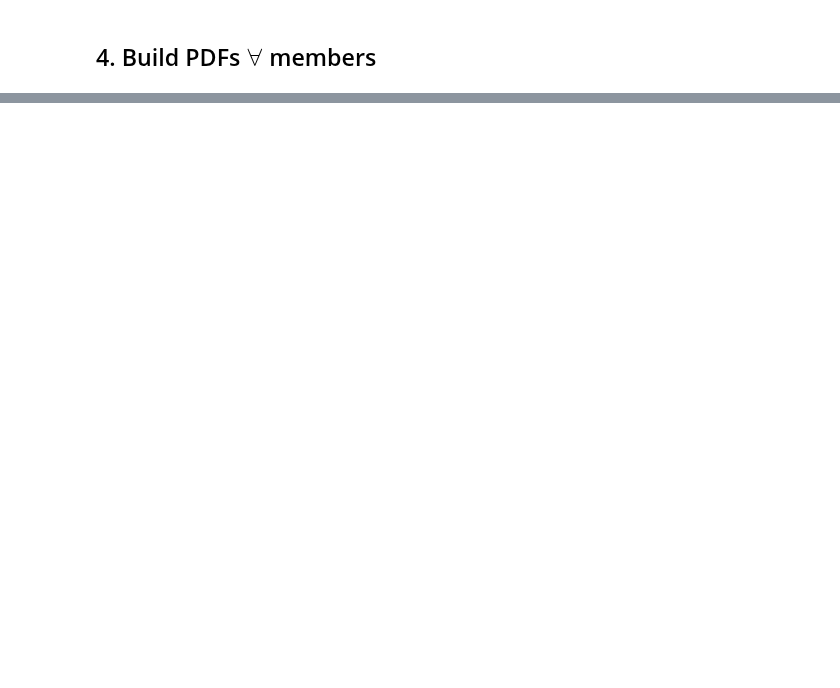
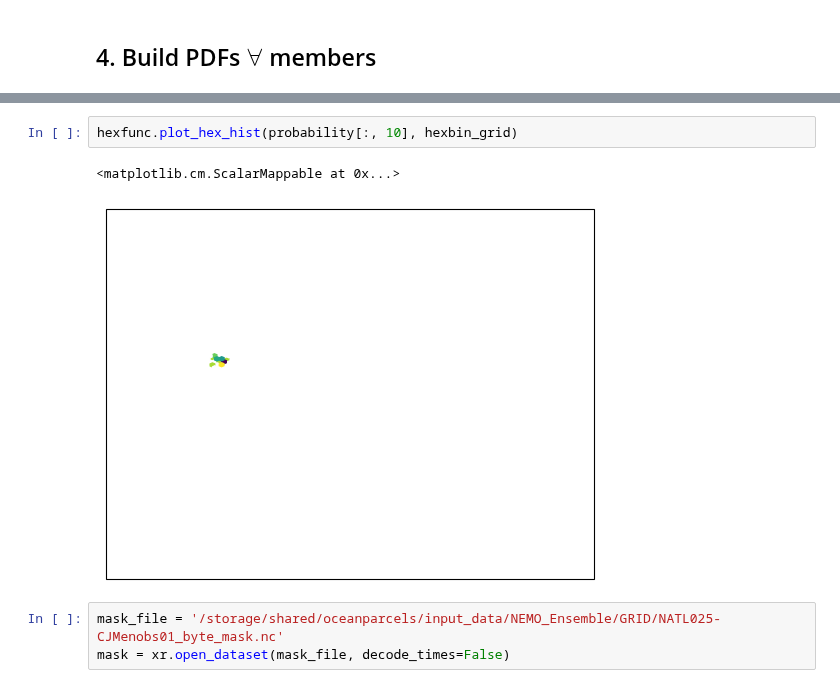
Before and after one commit to OceanParcels/NEMO_Ensemble_Lagrangian_Analysis, a Jupyter notebook: notebooks/08.XXX.ipynb, the cells around one changed output, grey strips where cells are left out. Drawn from its saved outputs; the diff is of its cells as text; blank space fills up the shorter version.

```diff
--- a/notebooks/08.XXX.ipynb
+++ b/notebooks/08.XXX.ipynb
@@ -680,0 +254,8 @@ Text(0, 0.5, 'Mutual information (nats)')
+# %%
+hexfunc.plot_hex_hist(probability[:, 10], hexbin_grid)
+# %% [output]
+<matplotlib.cm.ScalarMappable at 0x...>
+[figure, added]
+# %%
+mask_file = '/storage/shared/oceanparcels/input_data/NEMO_Ensemble/GRID/NATL025-CJMenobs01_byte_mask.nc'
+mask = xr.open_dataset(mask_file, decode_times=False)
```
Also changed, not shown: parts of 62 cells of this notebook, 4 other files.
